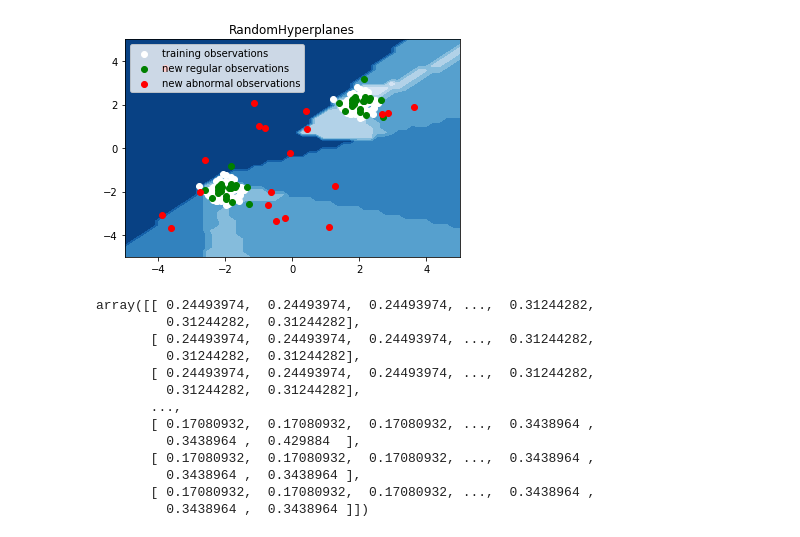
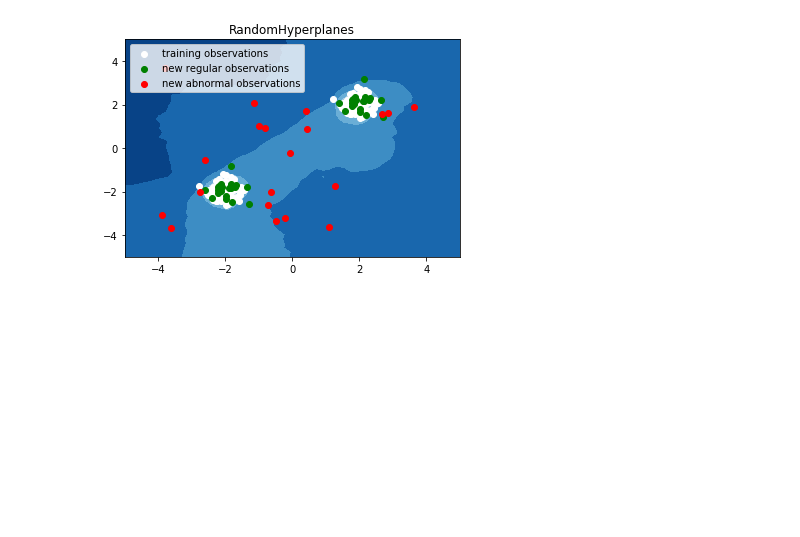
Before and after one commit to neerajgaur/RandomHyperplanes, a Jupyter notebook: proof_of_concept/sk-learn-data-compare.ipynb, the cells around one changed output. Cells and saved outputs as stored; diff of their text form; code cells hidden in the pictures; blank space fills up the shorter version.

```diff
--- a/proof_of_concept/sk-learn-data-compare.ipynb
+++ b/proof_of_concept/sk-learn-data-compare.ipynb
@@ -19,16 +19,16 @@ X_outliers = rng.uniform(low=-4, high=4, size=(20, 2))
 def run(model, name):
     # fit the model
     try:
-        clf = model(n_estimators=100, max_depth=1000)
+        clf = model(n_estimators=1000, max_depth=1000)
         clf = clf.fit(X_train)
         xx, yy = np.meshgrid(np.linspace(-5, 5, 50), np.linspace(-5, 5, 50))
         Z = 1 - clf.decision_function(np.c_[xx.ravel(), yy.ravel()])
 
     except:
-        clf = model(n_estimators=100)
+        clf = model(n_estimators=1000)
         clf = clf.fit(X_train)
         xx, yy = np.meshgrid(np.linspace(-5, 5, 50), np.linspace(-5, 5, 50))
-        Z = clf.decision_function(np.c_[xx.ravel(), yy.ravel()])
+        Z = 1 - clf.decision_function(np.c_[xx.ravel(), yy.ravel()])
 
     # y_pred_train = clf.predict(X_train)
     # y_pred_test = clf.predict(X_test)
@@ -50,7 +50,6 @@ def run(model, name):
                 "new regular observations", "new abnormal observations"],
                loc="upper left")
     plt.show()
-    return Z
 # %%
 run(IsolationForest, "IsolationForest")
 # %% [output]
@@ -71,20 +57,7 @@ array([[ 0.31244282,  0.31244282,  0.31244282, ...,  0.20874218,
 # %%
-run(RandomHyperplanes, "RandomHyperplanes")
+run(RandomProjectionForestOld, "RandomHyperplanes")
 # %% [output]
-[figure, old version]
+[figure, new version]
-array([[ 0.24493974,  0.24493974,  0.24493974, ...,  0.31244282,
-         0.31244282,  0.31244282],
-       [ 0.24493974,  0.24493974,  0.24493974, ...,  0.31244282,
-         0.31244282,  0.31244282],
-       [ 0.24493974,  0.24493974,  0.24493974, ...,  0.31244282,
-         0.31244282,  0.31244282],
-       ...,
-       [ 0.17080932,  0.17080932,  0.17080932, ...,  0.3438964 ,
-         0.3438964 ,  0.429884  ],
-       [ 0.17080932,  0.17080932,  0.17080932, ...,  0.3438964 ,
-         0.3438964 ,  0.3438964 ],
-       [ 0.17080932,  0.17080932,  0.17080932, ...,  0.3438964 ,
-         0.3438964 ,  0.3438964 ]])
 # %%
 run(RandomProjectionForest, "Projections")
 # %% [output]
```
Also changed, not shown: parts of 3 cells of this notebook, 3 other files.
